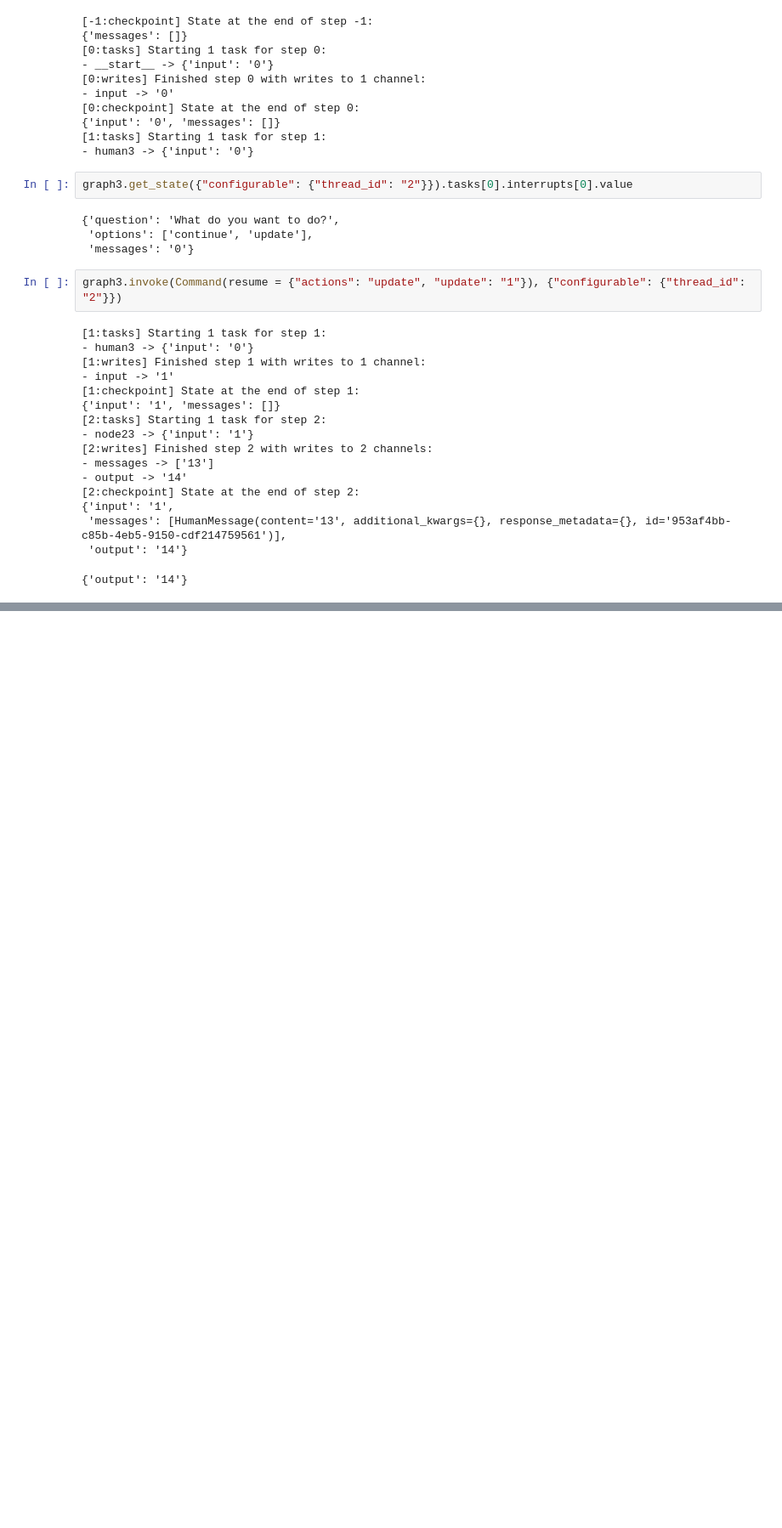
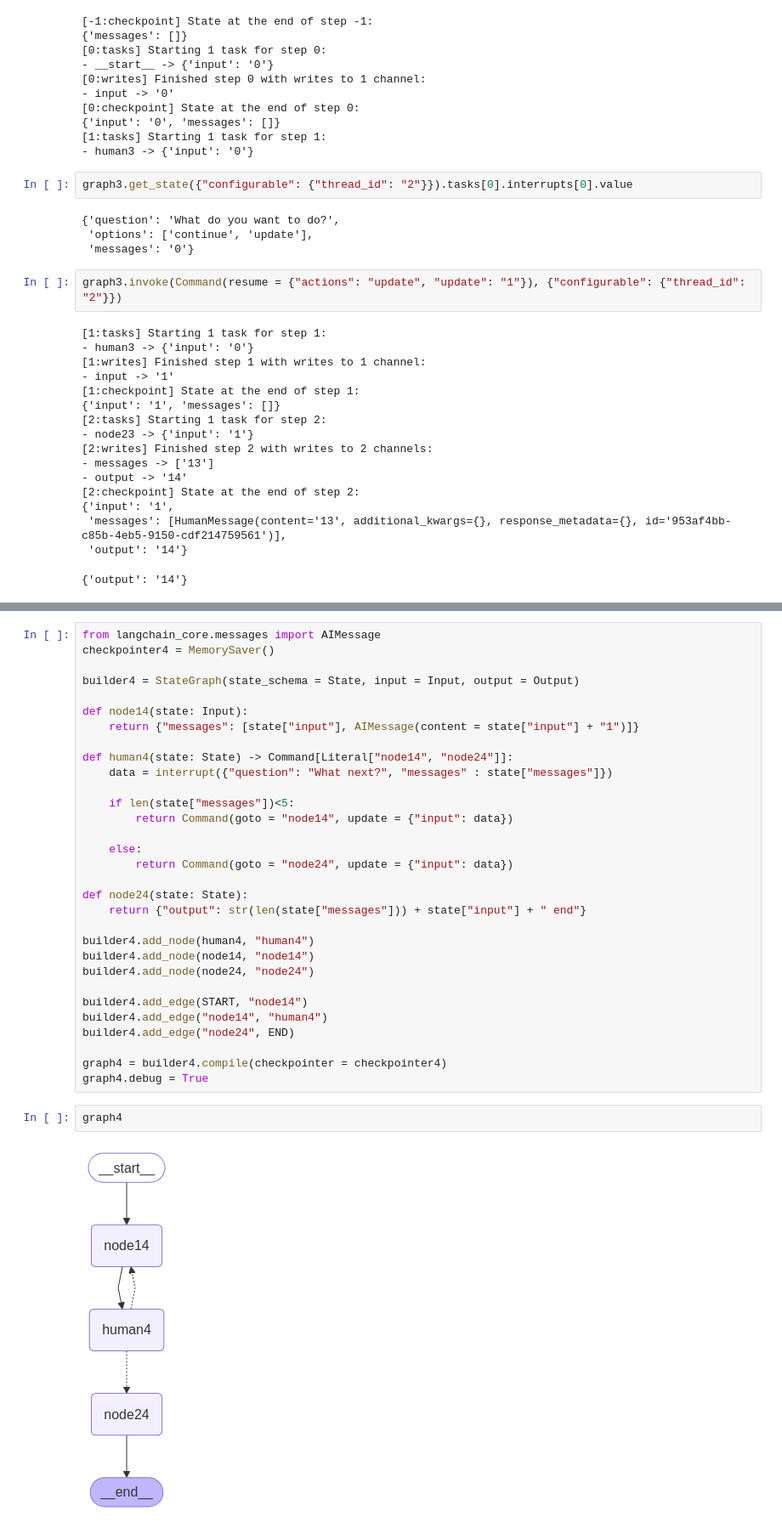
Before and after one commit to Thejpal/Langchain, a Jupyter notebook: interrupt_test.ipynb, the cells around one changed output, grey strips where cells are left out. Shown: that part at 85% size. Saved outputs shown, nothing was run; the diff lists cells and outputs as text; blank space fills up the shorter version.

Commit message:
Utilizing interrupts to carry-out simulated multi-turn conevrsations with the user

```diff
--- a/interrupt_test.ipynb
+++ b/interrupt_test.ipynb
@@ -531,0 +539,35 @@ graph3.invoke(Command(resume = {"actions": "update", "update": "1"}), {"configur
+# %%
+from langchain_core.messages import AIMessage
+checkpointer4 = MemorySaver()
+
+builder4 = StateGraph(state_schema = State, input = Input, output = Output)
+
+def node14(state: Input):
+    return {"messages": [state["input"], AIMessage(content = state["input"] + "1")]}
+
+def human4(state: State) -> Command[Literal["node14", "node24"]]:
+    data = interrupt({"question": "What next?", "messages" : state["messages"]})
+
+    if len(state["messages"])<5:
+        return Command(goto = "node14", update = {"input": data})
+
+    else:
+        return Command(goto = "node24", update = {"input": data})
+
+def node24(state: State):
+    return {"output": str(len(state["messages"])) + state["input"] + " end"}
+
+builder4.add_node(human4, "human4")
+builder4.add_node(node14, "node14")
+builder4.add_node(node24, "node24")
+
+builder4.add_edge(START, "node14")
+builder4.add_edge("node14", "human4")
+builder4.add_edge("node24", END)
+
+graph4 = builder4.compile(checkpointer = checkpointer4)
+graph4.debug = True
+# %%
+graph4
+# %% [output]
+[figure, added]
```
Also changed, not shown: parts of 9 cells of this notebook.
